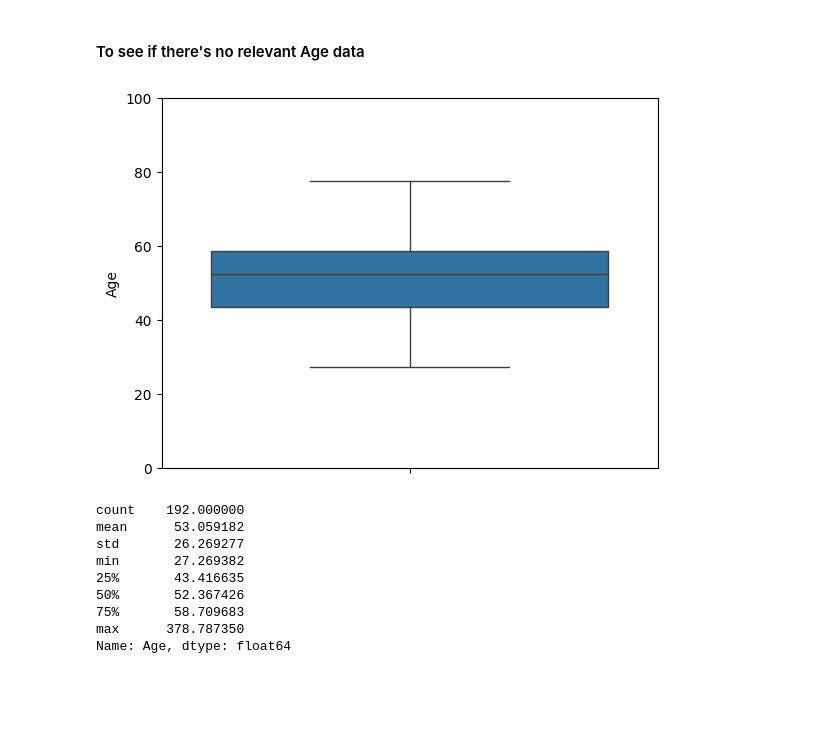
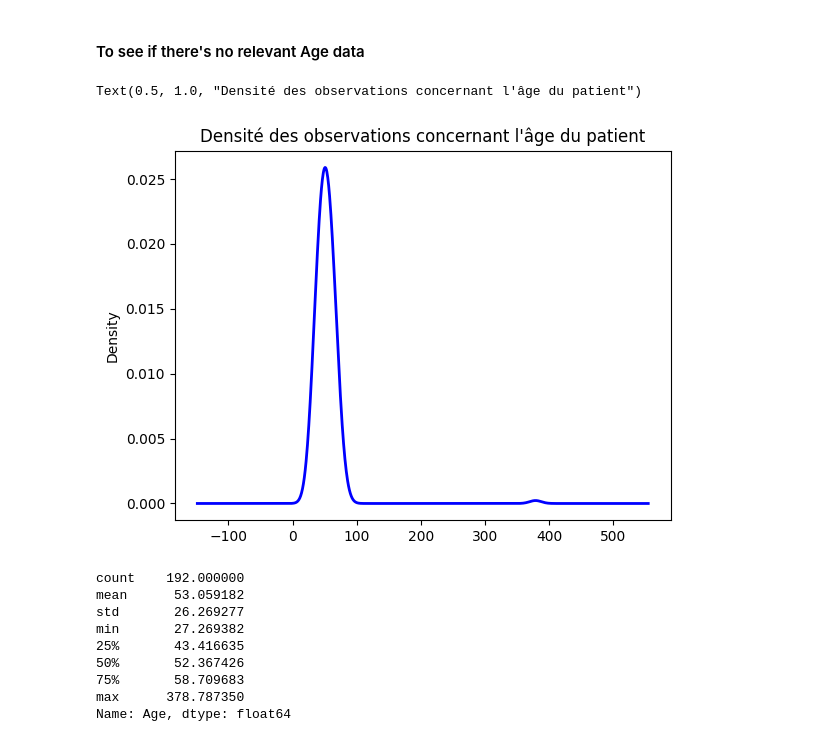
Before and after one commit to dev-byTN/Cancer_Model-Project, a Jupyter notebook: Python_Analysis.ipynb, the cells around one changed output. Drawn from its saved outputs; the diff is of its cells as text; code cells hidden in the pictures; blank space fills up the shorter version.

Commit message:
done gross data part

```diff
--- a/Python_Analysis.ipynb
+++ b/Python_Analysis.ipynb
@@ -68,12 +68,11 @@ dt
 # %% [markdown]
 <h4>To see if there's no relevant Age data</h4>
 # %%
-sns.boxplot(data = dt["Age"])
-plt.ylim(0, 100)
-plt.title("Répartition des valeurs liées à l'âge")
-plt.show()
+dt["Age"].plot.density(bw_method='scott', color='blue', linestyle='-', linewidth=2)
+plt.title("Densité des observations concernant l'âge du patient")
 # %% [output]
+Text(0.5, 1.0, "Densité des observations concernant l'âge du patient")
-[figure, old version]
+[figure, new version]
 # %%
 dt["Age"].describe()
 # %% [output]
```
Also changed, not shown: parts of 26 cells of this notebook.
